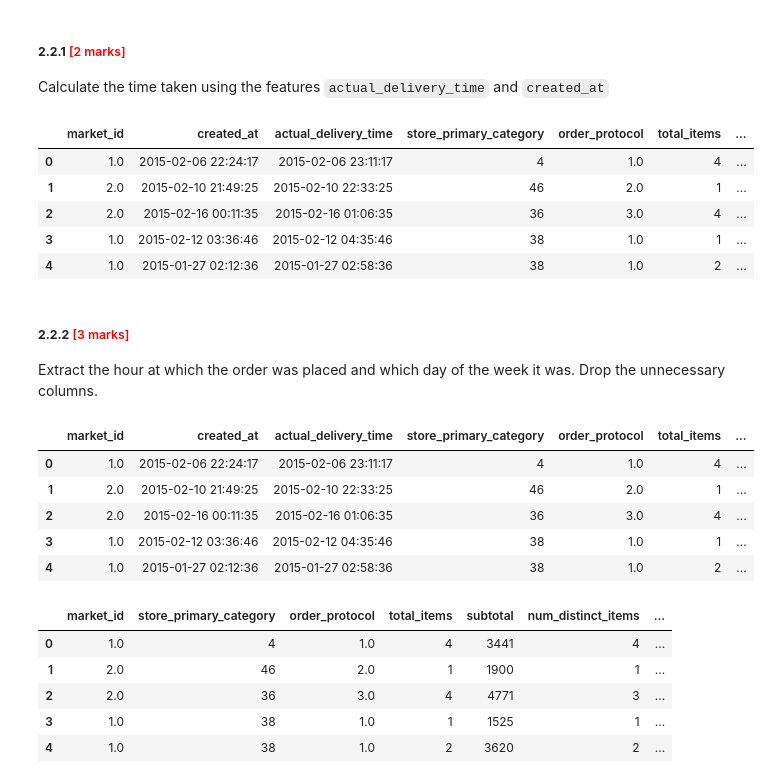
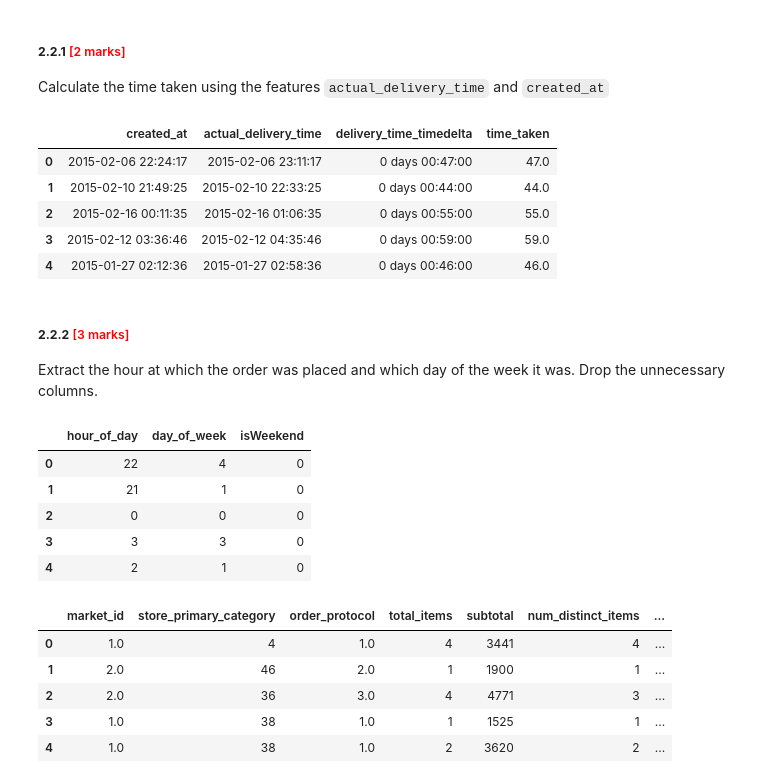
Before and after one commit to jagdsh/LR_Delivery_Time_Estimation, a Jupyter notebook: LR_Delivery_Time_Estimation_Starter_Jagdsh_Chand.ipynb, the cells around one changed output. Saved outputs shown, nothing was run; the diff lists cells and outputs as text; code cells hidden in the pictures.

```diff
--- a/LR_Delivery_Time_Estimation_Starter_Jagdsh_Chand.ipynb
+++ b/LR_Delivery_Time_Estimation_Starter_Jagdsh_Chand.ipynb
@@ -145,16 +163,16 @@ Calculate the time taken using the features `actual_delivery_time` and `created_
 # %%
 # Calculate time taken in minutes
 porter['delivery_time_timedelta'] = porter['actual_delivery_time'] - porter['created_at']
 porter['time_taken'] = porter['delivery_time_timedelta'].dt.total_seconds() / 60
 
-porter.head()
+porter[['created_at', 'actual_delivery_time', 'delivery_time_timedelta', 'time_taken']].head()
 # %% [output]
-|  | market_id | created_at | actual_delivery_time | store_primary_category | order_protocol | total_items | ... |
-| 0 | 1.0 | 2015-02-06 22:24:17 | 2015-02-06 23:11:17 | 4 | 1.0 | 4 | ... |
-| 1 | 2.0 | 2015-02-10 21:49:25 | 2015-02-10 22:33:25 | 46 | 2.0 | 1 | ... |
-| 2 | 2.0 | 2015-02-16 00:11:35 | 2015-02-16 01:06:35 | 36 | 3.0 | 4 | ... |
-| 3 | 1.0 | 2015-02-12 03:36:46 | 2015-02-12 04:35:46 | 38 | 1.0 | 1 | ... |
-| 4 | 1.0 | 2015-01-27 02:12:36 | 2015-01-27 02:58:36 | 38 | 1.0 | 2 | ... |
+|  | created_at | actual_delivery_time | delivery_time_timedelta | time_taken |
+| 0 | 2015-02-06 22:24:17 | 2015-02-06 23:11:17 | 0 days 00:47:00 | 47.0 |
+| 1 | 2015-02-10 21:49:25 | 2015-02-10 22:33:25 | 0 days 00:44:00 | 44.0 |
+| 2 | 2015-02-16 00:11:35 | 2015-02-16 01:06:35 | 0 days 00:55:00 | 55.0 |
+| 3 | 2015-02-12 03:36:46 | 2015-02-12 04:35:46 | 0 days 00:59:00 | 59.0 |
+| 4 | 2015-01-27 02:12:36 | 2015-01-27 02:58:36 | 0 days 00:46:00 | 46.0 |
 # %% [markdown]
 ##### **2.2.2** <font color = red>[3 marks]</font> <br>
 Extract the hour at which the order was placed and which day of the week it was. Drop the unnecessary columns.
@@ -185,14 +203,14 @@ porter_time['isWeekend'] = porter_time['day_of_week'].apply(lambda x: 1 if x >=
 #     include_lowest=True # Ensures the very first value (0) is included
 # )
 
-porter_time.head()
+porter_time[['hour_of_day', 'day_of_week', 'isWeekend']].head()
 # %% [output]
-|  | market_id | created_at | actual_delivery_time | store_primary_category | order_protocol | total_items | ... |
-| 0 | 1.0 | 2015-02-06 22:24:17 | 2015-02-06 23:11:17 | 4 | 1.0 | 4 | ... |
-| 1 | 2.0 | 2015-02-10 21:49:25 | 2015-02-10 22:33:25 | 46 | 2.0 | 1 | ... |
-| 2 | 2.0 | 2015-02-16 00:11:35 | 2015-02-16 01:06:35 | 36 | 3.0 | 4 | ... |
-| 3 | 1.0 | 2015-02-12 03:36:46 | 2015-02-12 04:35:46 | 38 | 1.0 | 1 | ... |
-| 4 | 1.0 | 2015-01-27 02:12:36 | 2015-01-27 02:58:36 | 38 | 1.0 | 2 | ... |
+|  | hour_of_day | day_of_week | isWeekend |
+| 0 | 22 | 4 | 0 |
+| 1 | 21 | 1 | 0 |
+| 2 | 0 | 0 | 0 |
+| 3 | 3 | 3 | 0 |
+| 4 | 2 | 1 | 0 |
 # %%
 # Drop unnecessary columns
 porter_time.drop(['created_at', 'actual_delivery_time', 'day_of_week', 'delivery_time_timedelta'], axis=1, inplace=True)
```
Also changed, not shown: parts of 16 cells of this notebook, 4 other files.
